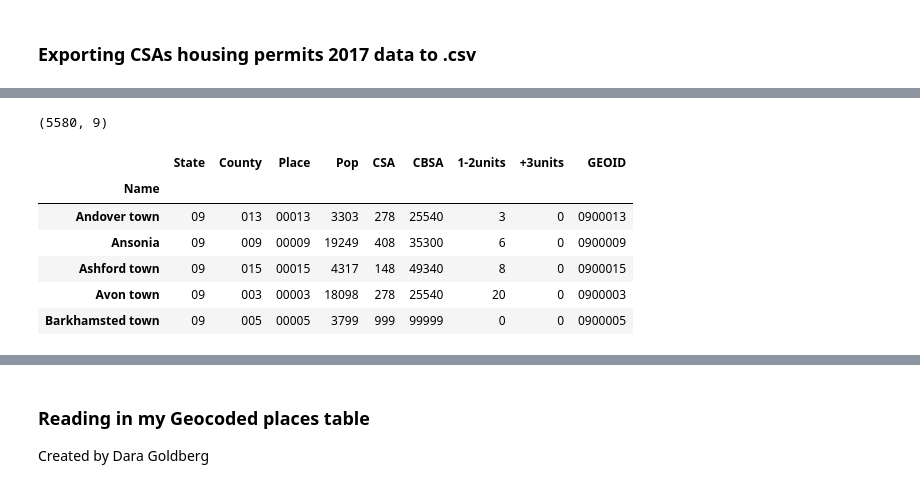
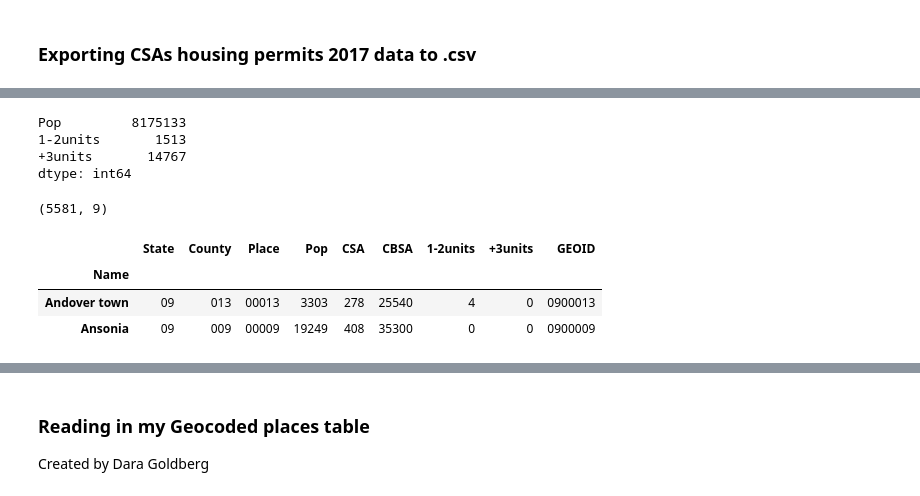
Before and after one commit to NYCPlanning/rp-USmetros_comparison, a Jupyter notebook: 4-HOUSING2017.ipynb, the cells around one changed output, grey strips where cells are left out. Cells and saved outputs as stored; diff of their text form; code cells hidden in the pictures.

```diff
--- a/4-HOUSING2017.ipynb
+++ b/4-HOUSING2017.ipynb
@@ -153,42 +390,57 @@ Index(['Survey', 'State', '6-Digit', 'County', 'Census Place', 'FIPS Place',
+# %%
+placesNE16.loc[['Queens borough', 'Bronx borough',
+                'Manhattan borough','Brooklyn borough',
+                'Staten Island borough']].sum(numeric_only=True)
+# %% [output]
+Pop         8175133
+1-2units       1513
++3units       14767
+dtype: int64
 # %%
-places = pd.read_table('https://www2.census.gov/econ/bps/Place/Northeast%20Region/ne2017a.txt',
+# NE2015
+placesNE15 = pd.read_table('https://www2.census.gov/econ/bps/Place/Northeast%20Region/ne2015a.txt',
             header=0, sep=r'\,|\t', engine='python').iloc[:,:28]
 
-places.columns = places.iloc[0]
-places = places[1:].set_index(['Name'])
+placesNE15.columns = placesNE15.iloc[0]
+placesNE15 = placesNE15[1:].set_index(['Name'])
 
-places = places.drop(['Bldgs', 'Value'], axis=1)
-places.columns = ['State', '6-Digit', 'County', 'Census Place',
-                  'Place','FIPS MCD', 'Pop', 'CSA', 'CBSA',
-                  'Footnote', 'Central', 'Zip','Region', 'Division',
-                  'Number of','1unit', '2unit', '3-4unit', '+5unit']
-places = places.drop(['Central', 'Footnote', 'Census Place',
-                      '6-Digit', 'FIPS MCD', 'Number of',
-                      'Zip', 'Region', 'Division'], axis=1)
+placesNE15 = placesNE15.drop(['Bldgs', 'Value'], axis=1)
+placesNE15.columns = ['State', '6-Digit', 'County', 'Census Place',
+                      'Place','FIPS MCD', 'Pop', 'CSA', 'CBSA',
+                      'Footnote', 'Central', 'Zip','Region', 'Division',
+                      'Number of','1unit', '2unit', '3-4unit', '+5unit']
+placesNE15 = placesNE15.drop(['Central', 'Footnote', 'Census Place',
+                              '6-Digit', 'FIPS MCD', 'Number of',
+                              'Zip', 'Region', 'Division'], axis=1)
 
-places['1unit'] = places['1unit'].astype(int)
-places['2unit'] = places['2unit'].astype(int)
-places['3-4unit'] = places['3-4unit'].astype(int)
-places['+5unit'] = places['+5unit'].astype(int)
+placesNE15['1unit'] = placesNE15['1unit'].astype(int)
+placesNE15['2unit'] = placesNE15['2unit'].astype(int)
+placesNE15['3-4unit'] = placesNE15['3-4unit'].astype(int)
+placesNE15['+5unit'] = placesNE15['+5unit'].astype(int)
+placesNE15['Pop'] = placesNE15['Pop'].astype(int)
 
-places['1-2units'] = places['1unit'] + places['2unit']
-places['+3units'] = places['3-4unit'] + places['+5unit']
-places = places.drop(['1unit', '2unit', '3-4unit', '+5unit'], axis=1)
+placesNE15['1-2units'] = placesNE15['1unit'] + placesNE15['2unit']
+placesNE15['+3units'] = placesNE15['3-4unit'] + placesNE15['+5unit']
+placesNE15 = placesNE15.drop(['1unit', '2unit', '3-4unit', '+5unit'], axis=1)
 
-places['State'] = places['State'].apply(lambda x: '{0:0>2}'.format(x))
-places['Place'] = places['County'].apply(lambda x: '{0:0>5}'.format(x))
+placesNE15['State'] = placesNE15['State'].apply(lambda x: '{0:0>2}'.format(x))
+placesNE15['Place'] = placesNE15['County'].apply(lambda x: '{0:0>5}'.format(x))
 
-places['GEOID'] = places[['State', 'Place']].apply(lambda x: ''.join(x), axis=1)
+placesNE15['GEOID'] = placesNE15[['State', 'Place']].apply(lambda x: ''.join(x), axis=1)
 
+# aggregating NYC 5 boroughs into 1 row: NYC
+# placesNE17.append(placesNE17.loc[['Queens borough', 'Bronx borough',
+#                 'Manhattan borough','Brooklyn borough',
+#                 'Staten Island borough']].sum(numeric_only=True),
+#                  ignore_index=True)
+# placesNE17.index[-1:] = placesNE17.index[-1:].rename("New York",inplace=False)
 
-print(places.shape)
-places.head()
+# 3651000
+print(placesNE15.shape)
+placesNE15.head(2)
 # %% [output]
-(5580, 9)
+(5581, 9)
 |  | State | County | Place | Pop | CSA | CBSA | 1-2units | +3units | GEOID |
 | Name |  |  |  |  |  |  |  |  |  |
-| Andover town | 09 | 013 | 00013 | 3303 | 278 | 25540 | 3 | 0 | 0900013 |
-| Ansonia | 09 | 009 | 00009 | 19249 | 408 | 35300 | 6 | 0 | 0900009 |
-| Ashford town | 09 | 015 | 00015 | 4317 | 148 | 49340 | 8 | 0 | 0900015 |
-| Avon town | 09 | 003 | 00003 | 18098 | 278 | 25540 | 20 | 0 | 0900003 |
-| Barkhamsted town | 09 | 005 | 00005 | 3799 | 999 | 99999 | 0 | 0 | 0900005 |
+| Andover town | 09 | 013 | 00013 | 3303 | 278 | 25540 | 4 | 0 | 0900013 |
+| Ansonia | 09 | 009 | 00009 | 19249 | 408 | 35300 | 0 | 0 | 0900009 |
```
Also changed, not shown: parts of 26 cells of this notebook, 5 other files.
